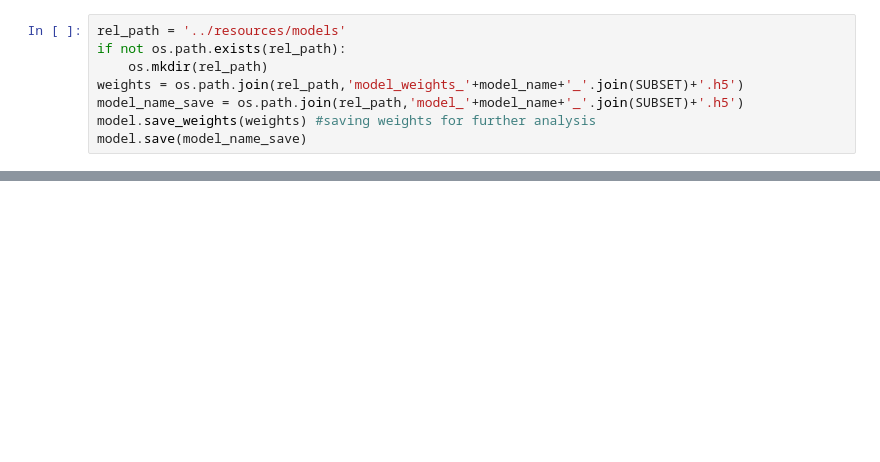
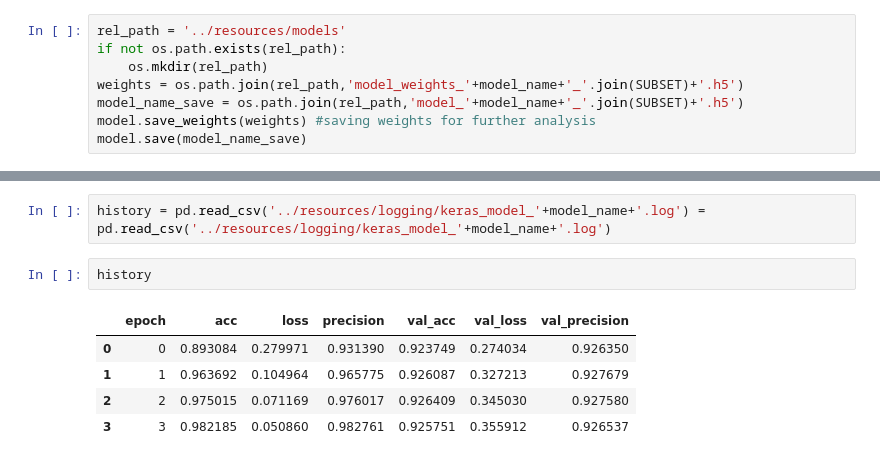
Before and after one commit to Ostyk/Chinese-LSTM, a Jupyter notebook: code/model.ipynb, the cells around one changed output, grey strips where cells are left out. Drawn from its saved outputs; the diff is of its cells as text; blank space fills up the shorter version.

```diff
--- a/code/model.ipynb
+++ b/code/model.ipynb
@@ -219,0 +219,10 @@ plot_training(model_name, True, PADDING_SIZE, 2, SUBSET, size = 20)
+# %%
+history = pd.read_csv('../resources/logging/keras_model_'+model_name+'.log') = pd.read_csv('../resources/logging/keras_model_'+model_name+'.log')
+# %%
+history
+# %% [output]
+|  | epoch | acc | loss | precision | val_acc | val_loss | val_precision |
+| 0 | 0 | 0.893084 | 0.279971 | 0.931390 | 0.923749 | 0.274034 | 0.926350 |
+| 1 | 1 | 0.963692 | 0.104964 | 0.965775 | 0.926087 | 0.327213 | 0.927679 |
+| 2 | 2 | 0.975015 | 0.071169 | 0.976017 | 0.926409 | 0.345030 | 0.927580 |
+| 3 | 3 | 0.982185 | 0.050860 | 0.982761 | 0.925751 | 0.355912 | 0.926537 |
```
Also changed, not shown: parts of 6 cells of this notebook, 25 other files.
